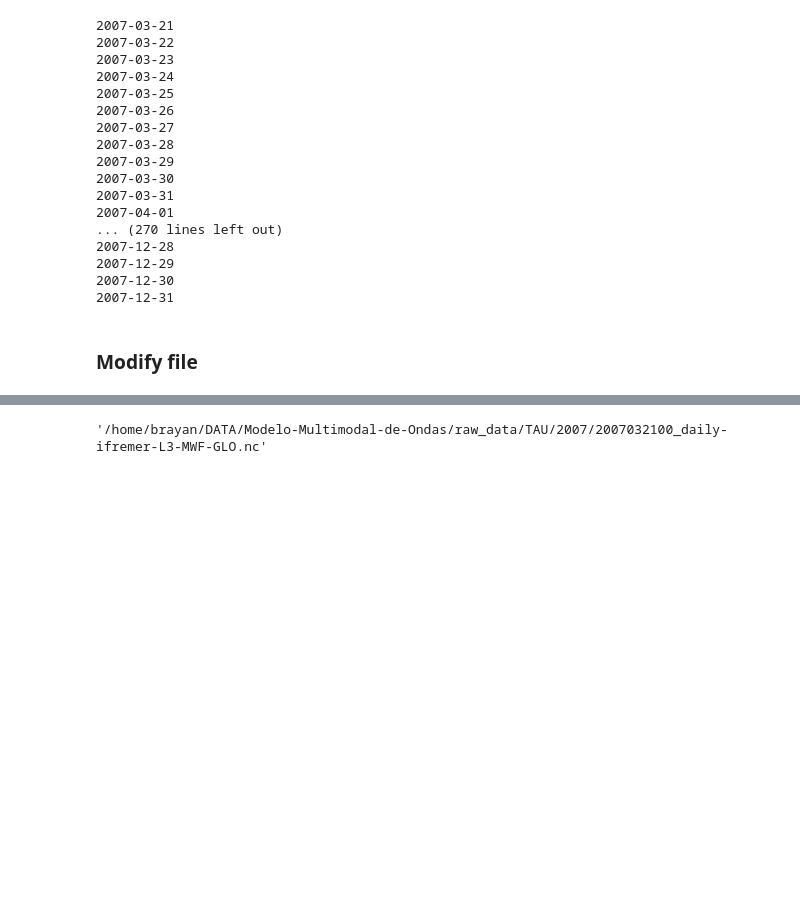
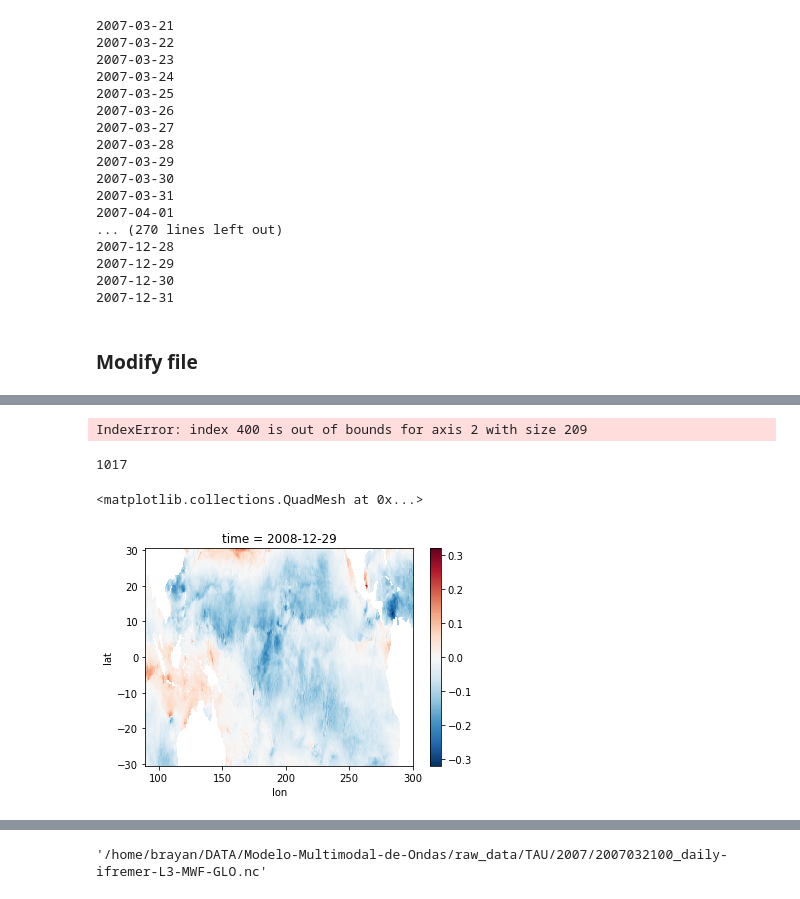
Before and after one commit to midnightsun10/Modelo-Multimodal-de-Ondas-, a Jupyter notebook: raw_data/Prueba_raw_data.ipynb, the cells around one changed output, grey strips where cells are left out. Saved outputs shown, nothing was run; the diff lists cells and outputs as text; code cells hidden in the pictures; blank space fills up the shorter version.

```diff
--- a/raw_data/Prueba_raw_data.ipynb
+++ b/raw_data/Prueba_raw_data.ipynb
@@ -146,0 +215,6 @@ for file_nc, list_date in zip(list_ncs, list_dates):
+# %%
+dates_fill = pd.date_range(init_date_update, end_date_update, freq="D")
+# %%
+TAUX_MISS = create_xarray(DS_ASCAT.taux.values, DS_ASCAT.time, DS_ASCAT.lat, DS_ASCAT.lon, "time", "lat", "lon")
+# %%
+TAUX_FILL = TAUX_MISS.interp(time=dates_fill, method="linear").interpolate_na(dim="time")
@@ -146,0 +390,13 @@ for file_nc, list_date in zip(list_ncs, list_dates):
+# %%
+TAUX_FILL_32_MOM.isel(lat=120, lon=400).plot()
+# %% [output]
+IndexError: index 400 is out of bounds for axis 2 with size 209
+# %%
+np.count_nonzero(np.isnan(TAUX_FILL_32_MOM.isel(lat=60, lon=200)))
+# %% [output]
+1017
+# %%
+TAUX_FILL.isel(time=-3).plot()
+# %% [output]
+<matplotlib.collections.QuadMesh at 0x...>
+[figure, added]
```
Also changed, not shown: parts of 51 cells of this notebook, 2 other files.
